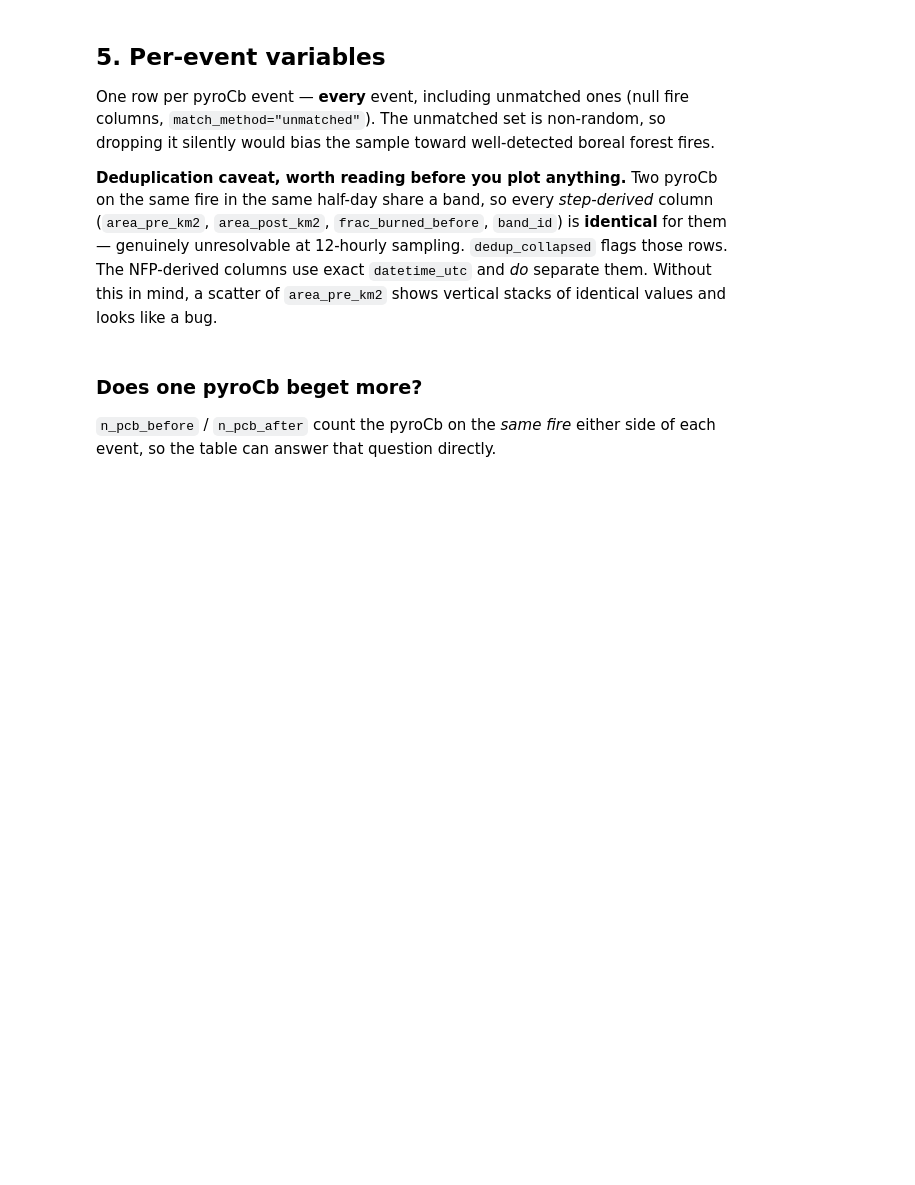
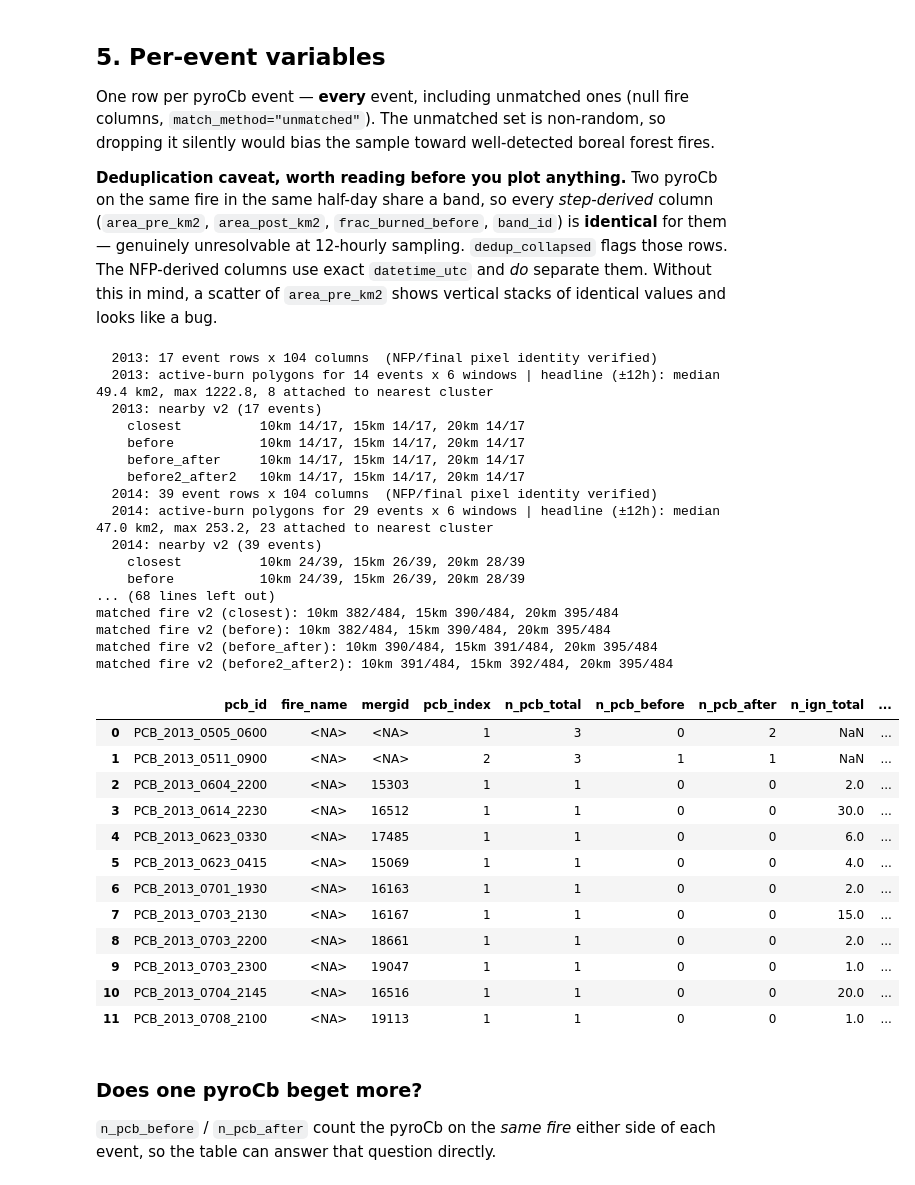
Before and after one commit to JJJellyyy/PyroCB, a Jupyter notebook: Data exploration.ipynb, the cells around one changed output. Drawn from its saved outputs; the diff is of its cells as text; code cells hidden in the pictures; blank space fills up the shorter version.

```diff
--- a/Data exploration.ipynb
+++ b/Data exploration.ipynb
@@ -138,7 +225,7 @@ for that fire precedes onset. The median, not the max, so one stray late pixel c
 an overpass whose bulk clearly precedes onset. `obs_lag_h` records how stale the resulting
 pre-band is.
 # %%
-band_geom, band_ev, active_geom = {}, {}, {}
+band_geom, band_ev, active_geom, nearby_geom = {}, {}, {}, {}
 for y in SNAP_YRS:
     band_geom[y], band_ev[y] = pipeline.bands_cached(y, matches[y])
 bd = pd.concat(band_geom.values(), ignore_index=True) if band_geom else None
@@ -179,23 +299,89 @@ of identical values and looks like a bug.
 # %%
 _ev = []
 for y in SNAP_YRS:
     e = pipeline.events_cached(y, matches[y], band_ev[y])
     active_geom[y] = pipeline.active_cached(y, e)
     s = active.summarise(active_geom[y])
     if len(s):
         e = e.merge(s, on="pcb_id", how="left")
     lf = pipeline.landcover_fractions_cached(y, active_geom[y], e)
     if len(lf) and lf.shape[1] > 1:
         e = e.merge(lf, on="pcb_id", how="left")
+    # Matched fire v2 (pyrocb/nearby.py): identity-free nearby-detection centroids, at
+    # EVERY (radius, method) combination in NEARBY_RADII_KM x NEARBY_METHODS -
+    # independent of the mergid matching above, see DECISIONS.md D-49/D-66. Keep the
+    # polygons too (nearby_geom[y]): the map draws them as "active fire used for
+    # centering".
+    nearby_geom[y] = pipeline.nearby_geom_cached(y)
+    nb = nearby.summarise(nearby_geom[y])
+    if len(nb):
+        e = e.merge(nb, on="pcb_id", how="left")
     _ev.append(e)
 events = pd.concat(_ev, ignore_index=True)
 active_all = pd.concat([active_geom[y] for y in SNAP_YRS if len(active_geom[y])],
                        ignore_index=True)
+
+# Matched fire v3 (PCB_MATCHING_CLEAN.ipynb, D-70): fold its position + provenance
+# onto the event rows by pcb_id, same join pattern as v2's fire2_* merge above.
+# v3_lat/lon is the representative point of the matched active-burn geometry
+# (never its plain centroid - that can land outside a concave/multi-part polygon,
+# see D-49's identical concern for the old v2 hull centroid).
+if len(v3_gdf):
+    _v3 = v3_gdf.rename(columns={"mergid": "v3_mergid", "search_radius_km": "v3_search_radius_km",
+                                 "match_dt_h": "v3_dt_h", "match_dist_km": "v3_match_dist_km",
+                                 "active_area_km2": "v3_burn_km2",
+                                 "active_n_pixels": "v3_n_px",
+                                 "active_det_dt_h": "v3_det_dt_h",
+                                 "clip_area_km2": "v3_cum_km2",
+                                 "n_fires_in_buffer": "v3_n_fires"})
+    # v3_lat/lon come STRAIGHT from the notebook - the pixel-weighted centre it
+    # actually endorses. This map used to derive its own position here
+    # (representative_point of the polygon), which is how it plotted points the
+    # notebook never computed: unweighted, on the whole-fire footprint, up to 150 km
+    # from the event. One source of truth, no second derivation.
+    _v3 = _v3.drop(columns=["match_status", "geometry"])
+    events = events.merge(_v3, on="pcb_id", how="left")
 print(f"{len(events)} events x {events.shape[1]} columns")
 print(f"dedup_collapsed rows: {int(events.dedup_collapsed.fillna(False).sum())}")
+print(f"matched fire v3: {int(events['v3_lat'].notna().sum()) if 'v3_lat' in events else 0}/{len(events)}")
+for _m in C.NEARBY_METHODS:
+    print(f"matched fire v2 ({_m}): " + ", ".join(
+        f"{_r:g}km {int(events[f'fire2_{nearby._key(_r,_m)}_lat'].notna().sum())}/{len(events)}"
+        for _r in C.NEARBY_RADII_KM))
 events[["pcb_id", "fire_name", "mergid", "pcb_index", "n_pcb_total", "n_pcb_before", "n_pcb_after",
         "n_ign_total", "n_ign_before", "n_ign_after", "area_pre_km2", "area_post_km2",
         "frac_burned_before", "obs_lag_h"]].head(12)
+# %% [output]
+  2013: 17 event rows x 104 columns  (NFP/final pixel identity verified)
+  2013: active-burn polygons for 14 events x 6 windows | headline (±12h): median 49.4 km2, max 1222.8, 8 attached to nearest cluster
+  2013: nearby v2 (17 events)
+    closest          10km 14/17, 15km 14/17, 20km 14/17
+    before           10km 14/17, 15km 14/17, 20km 14/17
+    before_after     10km 14/17, 15km 14/17, 20km 14/17
+    before2_after2   10km 14/17, 15km 14/17, 20km 14/17
+  2014: 39 event rows x 104 columns  (NFP/final pixel identity verified)
+  2014: active-burn polygons for 29 events x 6 windows | headline (±12h): median 47.0 km2, max 253.2, 23 attached to nearest cluster
+  2014: nearby v2 (39 events)
+    closest          10km 24/39, 15km 26/39, 20km 28/39
+    before           10km 24/39, 15km 26/39, 20km 28/39
+... (68 lines left out)
+matched fire v2 (closest): 10km 382/484, 15km 390/484, 20km 395/484
+matched fire v2 (before): 10km 382/484, 15km 390/484, 20km 395/484
+matched fire v2 (before_after): 10km 390/484, 15km 391/484, 20km 395/484
+matched fire v2 (before2_after2): 10km 391/484, 15km 392/484, 20km 395/484
+|  | pcb_id | fire_name | mergid | pcb_index | n_pcb_total | n_pcb_before | n_pcb_after | n_ign_total | ... |
+| 0 | PCB_2013_0505_0600 | <NA> | <NA> | 1 | 3 | 0 | 2 | NaN | ... |
+| 1 | PCB_2013_0511_0900 | <NA> | <NA> | 2 | 3 | 1 | 1 | NaN | ... |
+| 2 | PCB_2013_0604_2200 | <NA> | 15303 | 1 | 1 | 0 | 0 | 2.0 | ... |
+| 3 | PCB_2013_0614_2230 | <NA> | 16512 | 1 | 1 | 0 | 0 | 30.0 | ... |
+| 4 | PCB_2013_0623_0330 | <NA> | 17485 | 1 | 1 | 0 | 0 | 6.0 | ... |
+| 5 | PCB_2013_0623_0415 | <NA> | 15069 | 1 | 1 | 0 | 0 | 4.0 | ... |
+| 6 | PCB_2013_0701_1930 | <NA> | 16163 | 1 | 1 | 0 | 0 | 2.0 | ... |
+| 7 | PCB_2013_0703_2130 | <NA> | 16167 | 1 | 1 | 0 | 0 | 15.0 | ... |
+| 8 | PCB_2013_0703_2200 | <NA> | 18661 | 1 | 1 | 0 | 0 | 2.0 | ... |
+| 9 | PCB_2013_0703_2300 | <NA> | 19047 | 1 | 1 | 0 | 0 | 1.0 | ... |
+| 10 | PCB_2013_0704_2145 | <NA> | 16516 | 1 | 1 | 0 | 0 | 20.0 | ... |
+| 11 | PCB_2013_0708_2100 | <NA> | 19113 | 1 | 1 | 0 | 0 | 1.0 | ... |
 # %% [markdown]
 ### Does one pyroCb beget more?
 
```
Also changed, not shown: parts of 13 cells of this notebook, 23 other files.
